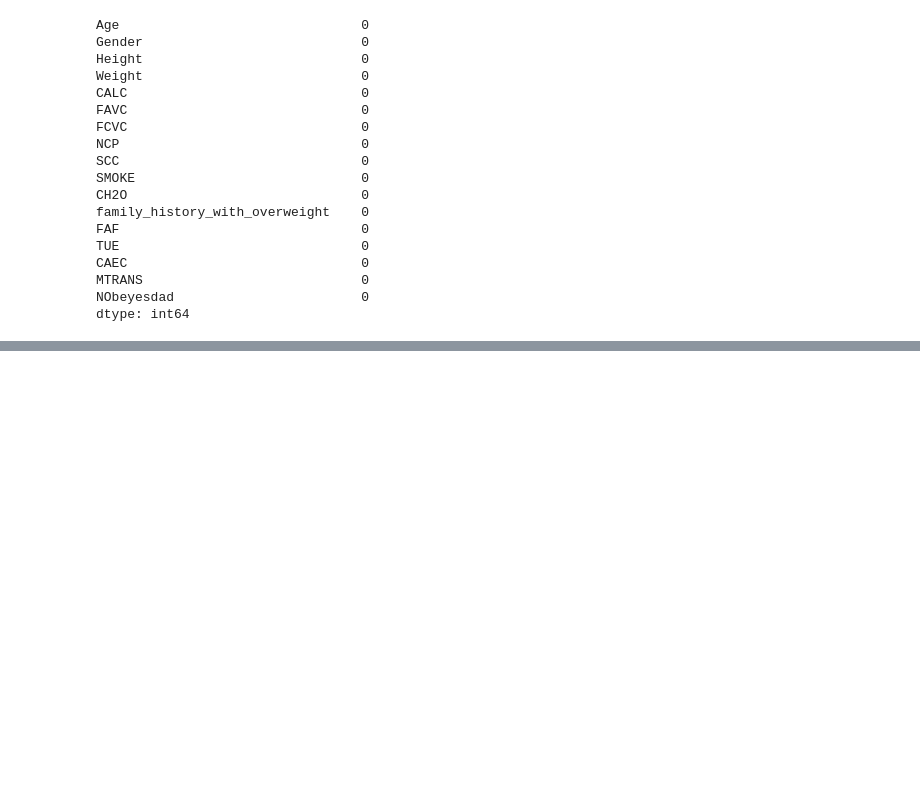
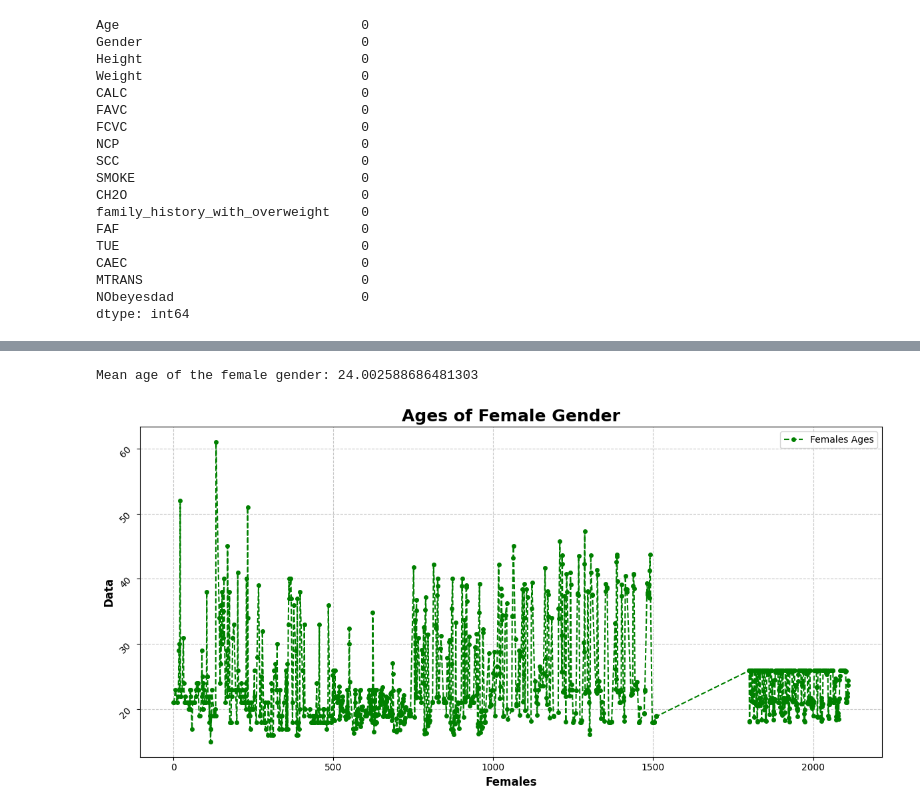
Before and after one commit to letizialanza01/SR_Obesity_Project, a Jupyter notebook: SR_Obesity_Project.ipynb, the cells around one changed output, grey strips where cells are left out. Drawn from its saved outputs; the diff is of its cells as text; code cells hidden in the pictures; blank space fills up the shorter version.

```diff
--- a/SR_Obesity_Project.ipynb
+++ b/SR_Obesity_Project.ipynb
@@ -279,0 +324,20 @@ As evident from the codes above there is no null value. This could be given by:
+# %%
+female_df = obesity_df[obesity_df['Gender'] == 'Female']
+female_ages = female_df['Age']
+mean_female_ages = female_ages.mean()
+print('Mean age of the female gender:', mean_female_ages)
+
+plt.figure(figsize = (12,6))
+plt.plot(female_ages, color = 'green', linestyle = '--', marker = 'o', markersize = 4, label = 'Females Ages')
+plt.title('Ages of Female Gender', fontweight = 'bold', fontsize = 18, color = 'black')
+plt.ylabel('Data', fontweight = 'bold', color = 'black', fontsize = 12)
+plt.xlabel('Females', fontweight = 'bold', color = 'black', fontsize = 12)
+plt.yticks(fontsize = 10, rotation = 45)
+plt.xticks(fontsize = 10)
+plt.grid(True, linestyle = '--', alpha = 0.7)
+plt.legend()
+plt.tight_layout()
+plt.show()
+# %% [output]
+Mean age of the female gender: 24.002588686481303
+[figure, added]
```
Also changed, not shown: parts of 5 cells of this notebook.
